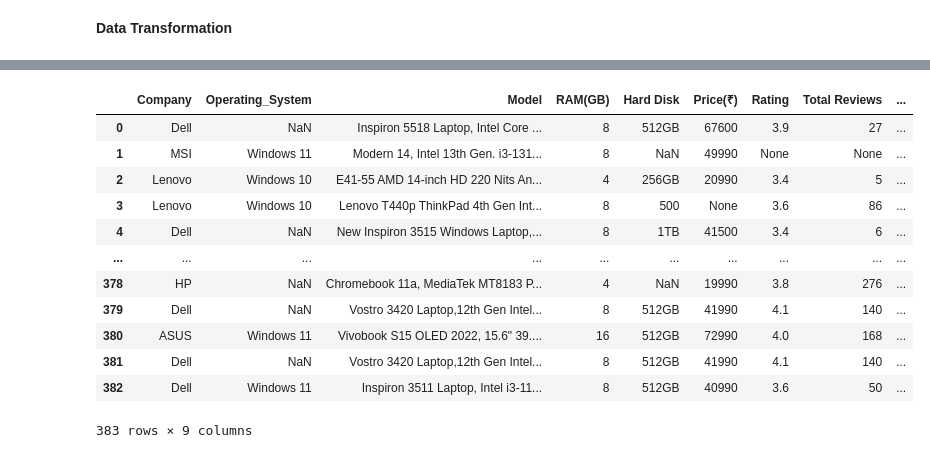
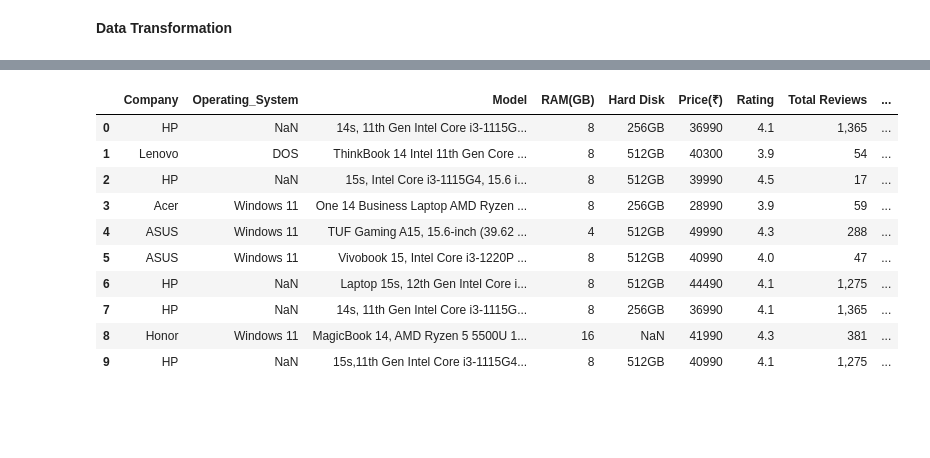
Before and after one commit to Asikni/Data_engg_project, a Jupyter notebook: case_study_DE.ipynb, the cells around one changed output, grey strips where cells are left out. Saved outputs shown, nothing was run; the diff lists cells and outputs as text; code cells hidden in the pictures; blank space fills up the shorter version.

```diff
--- a/case_study_DE.ipynb
+++ b/case_study_DE.ipynb
@@ -19,7 +19,7 @@ df = pd.DataFrame()
 # %%
 page = 1
 titles = []
-while page != 100 :
+while page != 130 :
       url = f"https://www.flipkart.com/search?q=laptops&otracker=search&otracker1=search&marketplace=FLIPKART&as-show=on&as=off&as-pos=1&as-type=HISTORY&page={page}"
       response = requests.get(url)
       html = response.content   #retrieves the raw HTML content of the response, including any HTML tags, attributes, and text within the response.
@@ -512,17 +512,15 @@ amazon.head(15)
 # %%
 amazon = amazon[['Company','Operating_System','Model','RAM(GB)', 'Hard Disk' ,'Price(₹)', 'Rating','Total Reviews','Product Links']]  #we have to del specifications if not needed
-amazon
+amazon.head(10)
 # %% [output]
 |  | Company | Operating_System | Model | RAM(GB) | Hard Disk | Price(₹) | Rating | Total Reviews | ... |
-| 0 | Dell | NaN | Inspiron 5518 Laptop, Intel Core ... | 8 | 512GB | 67600 | 3.9 | 27 | ... |
-| 1 | MSI | Windows 11 | Modern 14, Intel 13th Gen. i3-131... | 8 | NaN | 49990 | None | None | ... |
-| 2 | Lenovo | Windows 10 | E41-55 AMD 14-inch HD 220 Nits An... | 4 | 256GB | 20990 | 3.4 | 5 | ... |
-| 3 | Lenovo | Windows 10 | Lenovo T440p ThinkPad 4th Gen Int... | 8 | 500 | None | 3.6 | 86 | ... |
-| 4 | Dell | NaN | New Inspiron 3515 Windows Laptop,... | 8 | 1TB | 41500 | 3.4 | 6 | ... |
-| ... | ... | ... | ... | ... | ... | ... | ... | ... | ... |
-| 378 | HP | NaN | Chromebook 11a, MediaTek MT8183 P... | 4 | NaN | 19990 | 3.8 | 276 | ... |
-| 379 | Dell | NaN | Vostro 3420 Laptop,12th Gen Intel... | 8 | 512GB | 41990 | 4.1 | 140 | ... |
-| 380 | ASUS | Windows 11 | Vivobook S15 OLED 2022, 15.6" 39.... | 16 | 512GB | 72990 | 4.0 | 168 | ... |
-| 381 | Dell | NaN | Vostro 3420 Laptop,12th Gen Intel... | 8 | 512GB | 41990 | 4.1 | 140 | ... |
-| 382 | Dell | Windows 11 | Inspiron 3511 Laptop, Intel i3-11... | 8 | 512GB | 40990 | 3.6 | 50 | ... |
+| 0 | HP | NaN | 14s, 11th Gen Intel Core i3-1115G... | 8 | 256GB | 36990 | 4.1 | 1,365 | ... |
+| 1 | Lenovo | DOS | ThinkBook 14 Intel 11th Gen Core ... | 8 | 512GB | 40300 | 3.9 | 54 | ... |
+| 2 | HP | NaN | 15s, Intel Core i3-1115G4, 15.6 i... | 8 | 512GB | 39990 | 4.5 | 17 | ... |
+| 3 | Acer | Windows 11 | One 14 Business Laptop AMD Ryzen ... | 8 | 256GB | 28990 | 3.9 | 59 | ... |
+| 4 | ASUS | Windows 11 | TUF Gaming A15, 15.6-inch (39.62 ... | 4 | 512GB | 49990 | 4.3 | 288 | ... |
+| 5 | ASUS | Windows 11 | Vivobook 15, Intel Core i3-1220P ... | 8 | 512GB | 40990 | 4.0 | 47 | ... |
+| 6 | HP | NaN | Laptop 15s, 12th Gen Intel Core i... | 8 | 512GB | 44490 | 4.1 | 1,275 | ... |
+| 7 | HP | NaN | 14s, 11th Gen Intel Core i3-1115G... | 8 | 256GB | 36990 | 4.1 | 1,365 | ... |
+| 8 | Honor | Windows 11 | MagicBook 14, AMD Ryzen 5 5500U 1... | 16 | NaN | 41990 | 4.3 | 381 | ... |
+| 9 | HP | NaN | 15s,11th Gen Intel Core i3-1115G4... | 8 | 512GB | 40990 | 4.1 | 1,275 | ... |
-383 rows × 9 columns
```
Also changed, not shown: parts of 27 cells of this notebook, 3 other files.
